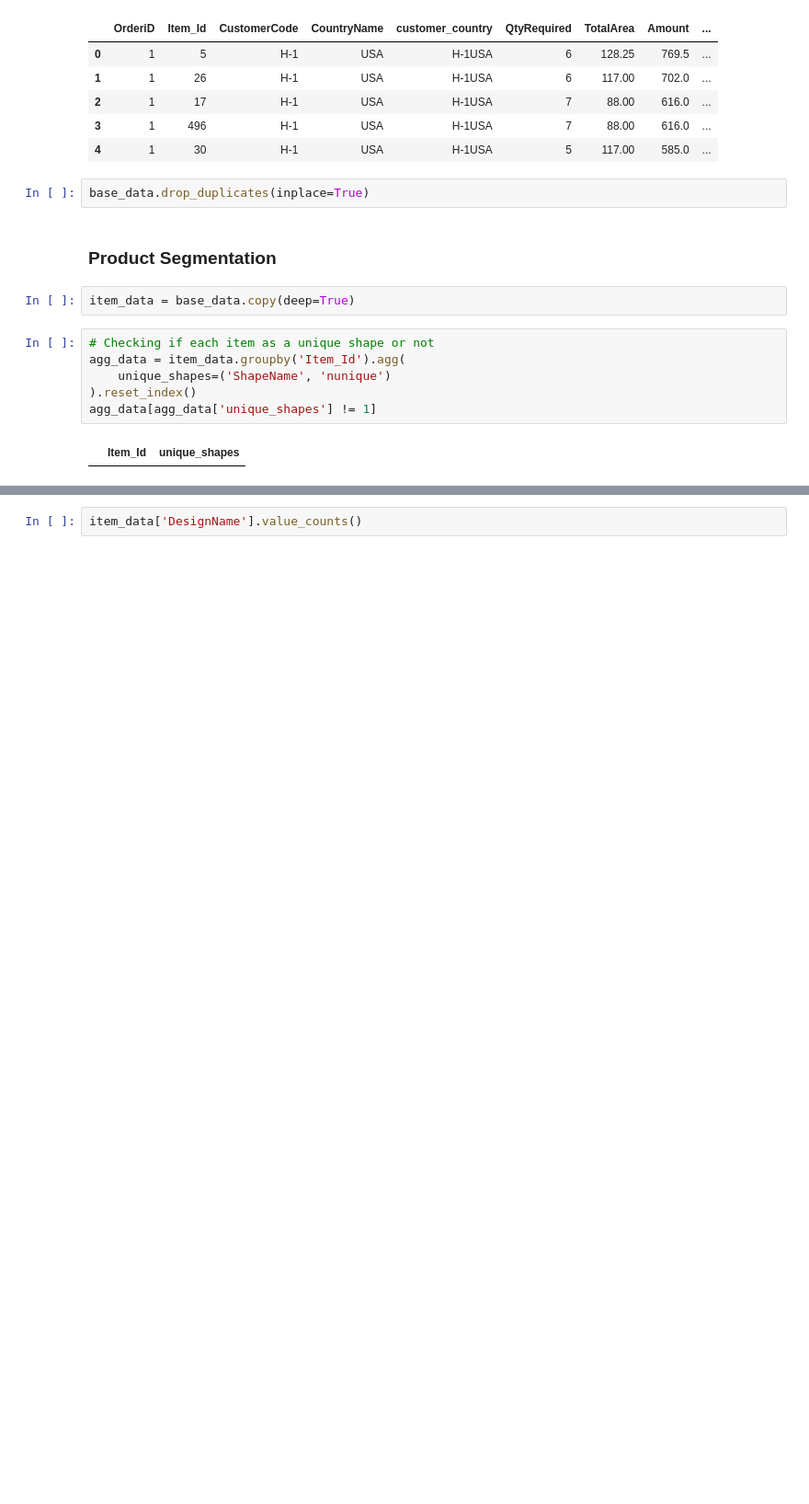
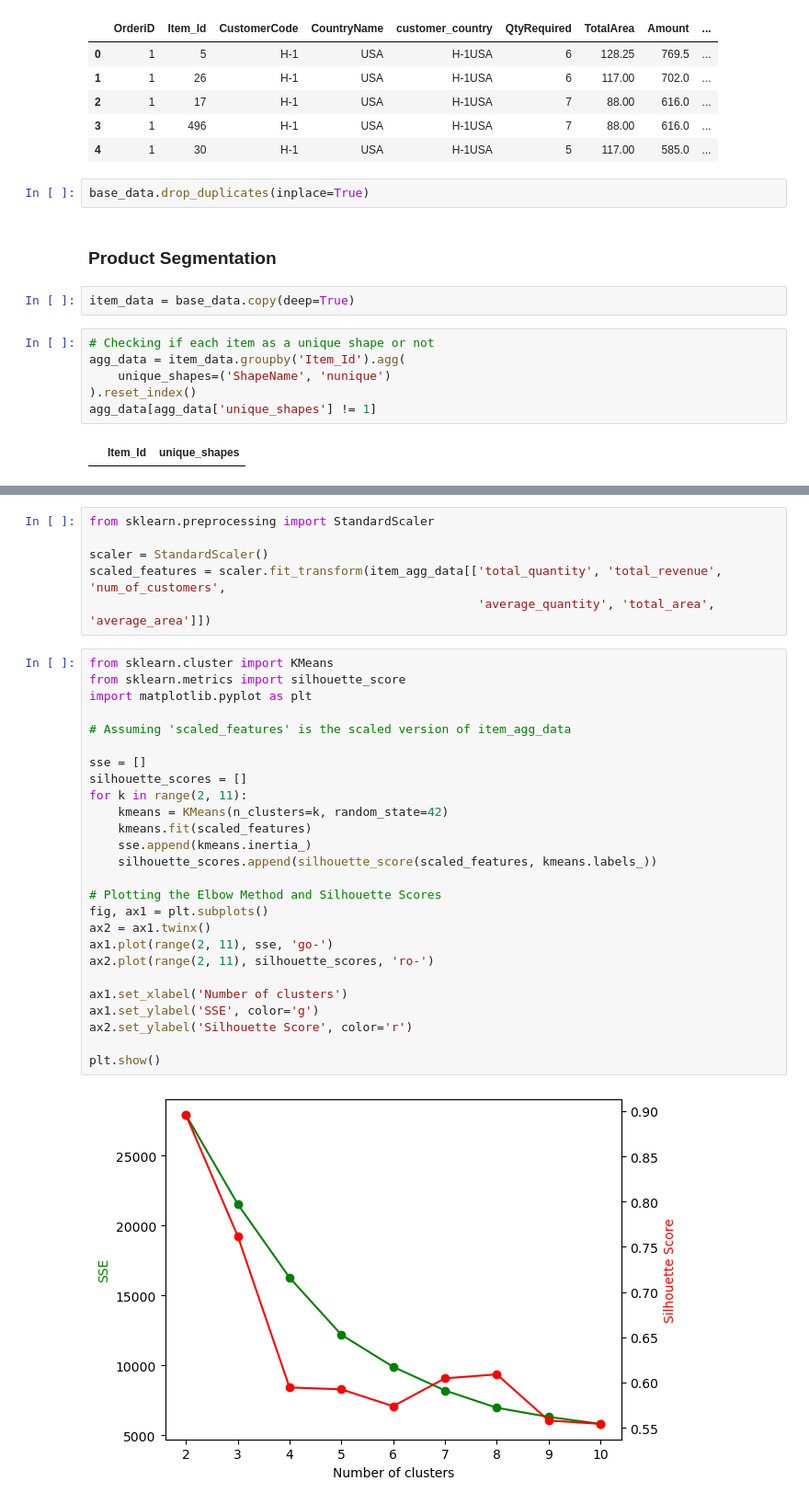
Before and after one commit to kanishkkg/ampba_24_group18_term2, a Jupyter notebook: ml_ul/GR_18_MLUL1_group18_Products.ipynb, the cells around one changed output, grey strips where cells are left out. Shown at 92% size. Saved outputs shown, nothing was run; the diff lists cells and outputs as text; blank space fills up the shorter version.

Commit message:
added product clustering

```diff
--- a/ml_ul/GR_18_MLUL1_group18_Products.ipynb
+++ b/ml_ul/GR_18_MLUL1_group18_Products.ipynb
@@ -92,2 +85,34 @@ item_agg_data
-# %%
-item_data['DesignName'].value_counts()
+# %%
+from sklearn.preprocessing import StandardScaler
+
+scaler = StandardScaler()
+scaled_features = scaler.fit_transform(item_agg_data[['total_quantity', 'total_revenue', 'num_of_customers',
+                                                      'average_quantity', 'total_area', 'average_area']])
+# %%
+from sklearn.cluster import KMeans
+from sklearn.metrics import silhouette_score
+import matplotlib.pyplot as plt
+
+# Assuming 'scaled_features' is the scaled version of item_agg_data
+
+sse = []
+silhouette_scores = []
+for k in range(2, 11):
+    kmeans = KMeans(n_clusters=k, random_state=42)
+    kmeans.fit(scaled_features)
+    sse.append(kmeans.inertia_)
+    silhouette_scores.append(silhouette_score(scaled_features, kmeans.labels_))
+
+# Plotting the Elbow Method and Silhouette Scores
+fig, ax1 = plt.subplots()
+ax2 = ax1.twinx()
+ax1.plot(range(2, 11), sse, 'go-')
+ax2.plot(range(2, 11), silhouette_scores, 'ro-')
+
+ax1.set_xlabel('Number of clusters')
+ax1.set_ylabel('SSE', color='g')
+ax2.set_ylabel('Silhouette Score', color='r')
+
+plt.show()
+# %% [output]
+[figure, added]
```
Also changed, not shown: parts of 7 cells of this notebook.
